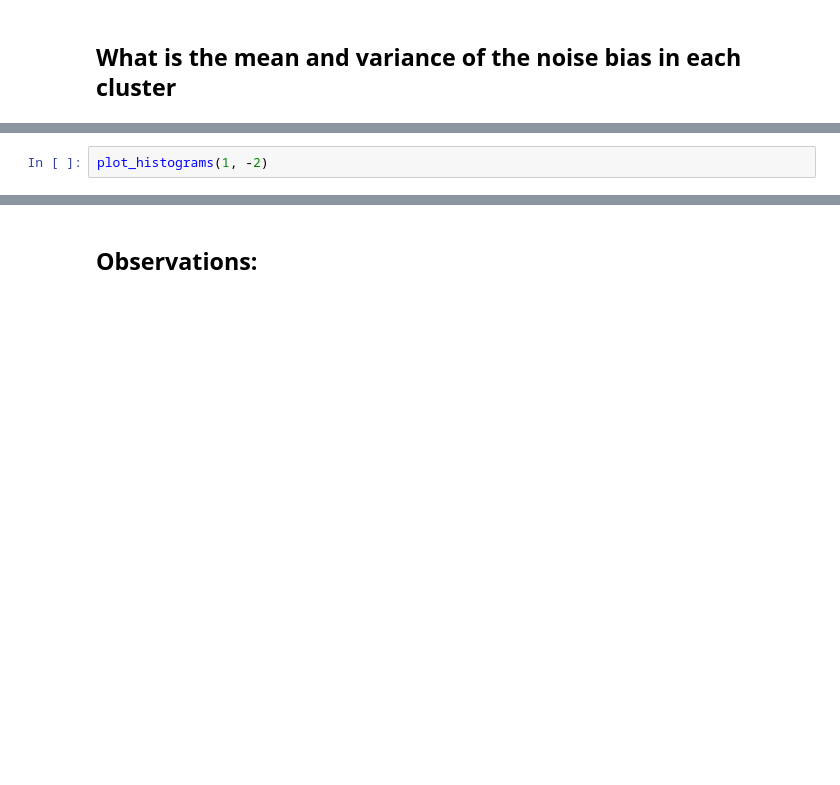
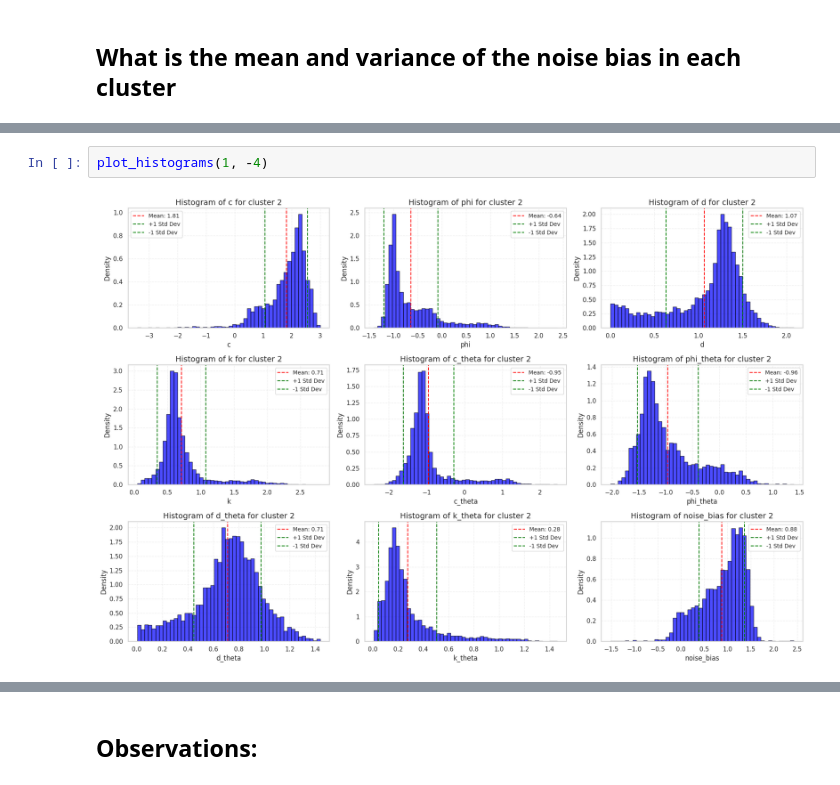
Before and after one commit to jayson1200/realistic-imu, a Jupyter notebook: src/model-analysis.ipynb, the cells around one changed output, grey strips where cells are left out. Cells and saved outputs as stored; diff of their text form; blank space fills up the shorter version.

```diff
--- a/src/model-analysis.ipynb
+++ b/src/model-analysis.ipynb
@@ -724,3 +706,5 @@ plot_histograms(0, -2)
 # %%
-plot_histograms(1, -2)
+plot_histograms(1, -4)
+# %% [output]
+[figure, added]
 # %%
```
Also changed, not shown: parts of 14 cells of this notebook, 1 other file.
